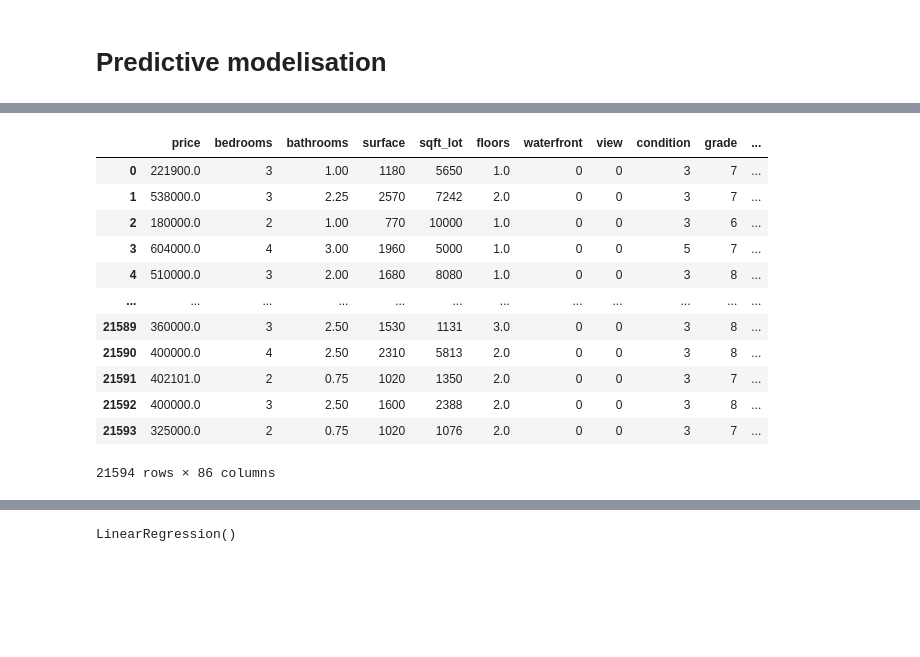
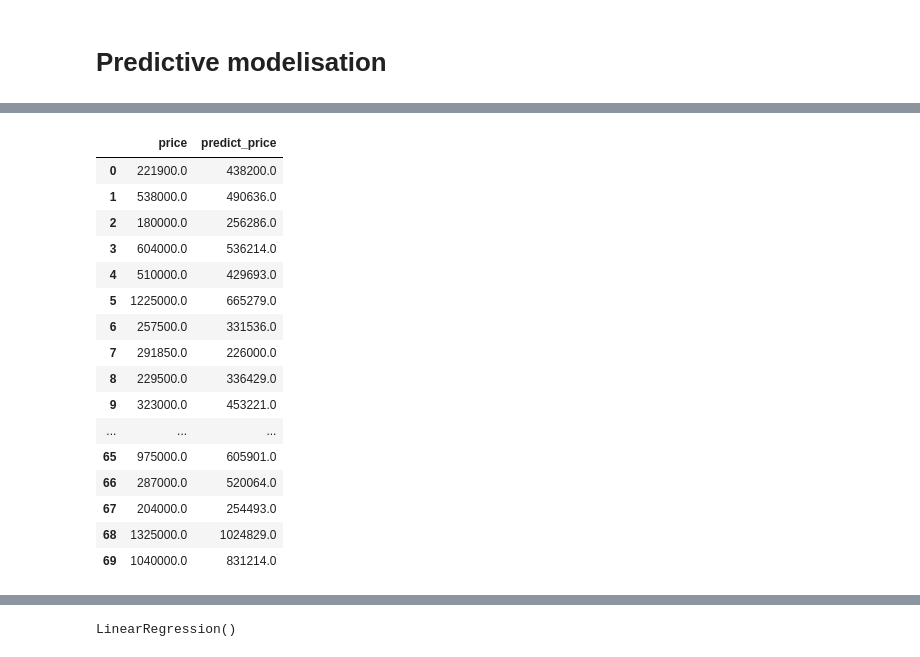
Before and after one commit to DonzerHD/Prediction_prix_maison_application, a Jupyter notebook: notebooks/data_modelisation.ipynb, the cells around one changed output, grey strips where cells are left out. Saved outputs shown, nothing was run; the diff lists cells and outputs as text; code cells hidden in the pictures; blank space fills up the shorter version.

```diff
--- a/notebooks/data_modelisation.ipynb
+++ b/notebooks/data_modelisation.ipynb
@@ -16,5 +19,5 @@ X_train, X_test, y_train, y_test = train_test_split(X, y, test_size=0.18, random
 # %%
 # Entrainement du modèle
-knn = KNeighborsRegressor(n_neighbors=5)
+knn = KNeighborsRegressor(n_neighbors=7)
 knn.fit(X_train, y_train)
 # %% [output]
@@ -26,16 +28,0 @@ knn.score(X_test, y_test)
-# %%
-df_model
-# %% [output]
-|  | price | bedrooms | bathrooms | surface | sqft_lot | floors | waterfront | view | condition | grade | ... |
-| 0 | 221900.0 | 3 | 1.00 | 1180 | 5650 | 1.0 | 0 | 0 | 3 | 7 | ... |
-| 1 | 538000.0 | 3 | 2.25 | 2570 | 7242 | 2.0 | 0 | 0 | 3 | 7 | ... |
-| 2 | 180000.0 | 2 | 1.00 | 770 | 10000 | 1.0 | 0 | 0 | 3 | 6 | ... |
-| 3 | 604000.0 | 4 | 3.00 | 1960 | 5000 | 1.0 | 0 | 0 | 5 | 7 | ... |
-| 4 | 510000.0 | 3 | 2.00 | 1680 | 8080 | 1.0 | 0 | 0 | 3 | 8 | ... |
-| ... | ... | ... | ... | ... | ... | ... | ... | ... | ... | ... | ... |
-| 21589 | 360000.0 | 3 | 2.50 | 1530 | 1131 | 3.0 | 0 | 0 | 3 | 8 | ... |
-| 21590 | 400000.0 | 4 | 2.50 | 2310 | 5813 | 2.0 | 0 | 0 | 3 | 8 | ... |
-| 21591 | 402101.0 | 2 | 0.75 | 1020 | 1350 | 2.0 | 0 | 0 | 3 | 7 | ... |
-| 21592 | 400000.0 | 3 | 2.50 | 1600 | 2388 | 2.0 | 0 | 0 | 3 | 8 | ... |
-| 21593 | 325000.0 | 2 | 0.75 | 1020 | 1076 | 2.0 | 0 | 0 | 3 | 7 | ... |
-21594 rows × 86 columns
@@ -45,0 +29,23 @@ df_model
+# %%
+predict_X = knn.predict(X)
+df_model_knn['predict_price'] = predict_X.round(0)
+pd.set_option('display.max_rows', 100)
+df_model_knn[['price', 'predict_price']].head(70)
+# %% [output]
+|  | price | predict_price |
+| 0 | 221900.0 | 438200.0 |
+| 1 | 538000.0 | 490636.0 |
+| 2 | 180000.0 | 256286.0 |
+| 3 | 604000.0 | 536214.0 |
+| 4 | 510000.0 | 429693.0 |
+| 5 | 1225000.0 | 665279.0 |
+| 6 | 257500.0 | 331536.0 |
+| 7 | 291850.0 | 226000.0 |
+| 8 | 229500.0 | 336429.0 |
+| 9 | 323000.0 | 453221.0 |
+| ... | ... | ... |
+| 65 | 975000.0 | 605901.0 |
+| 66 | 287000.0 | 520064.0 |
+| 67 | 204000.0 | 254493.0 |
+| 68 | 1325000.0 | 1024829.0 |
+| 69 | 1040000.0 | 831214.0 |
```
Also changed, not shown: parts of 11 cells of this notebook, 5 other files.
